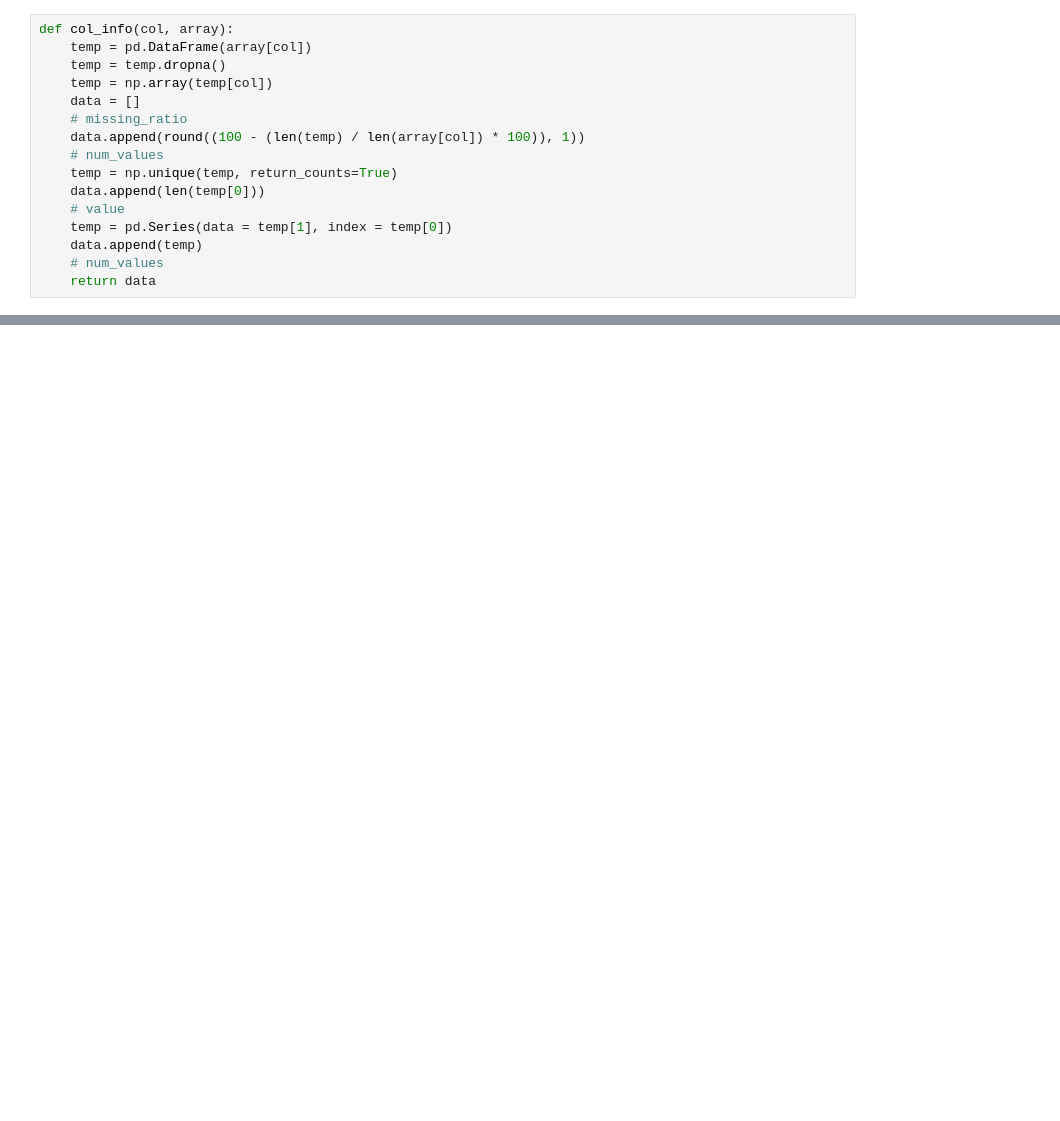
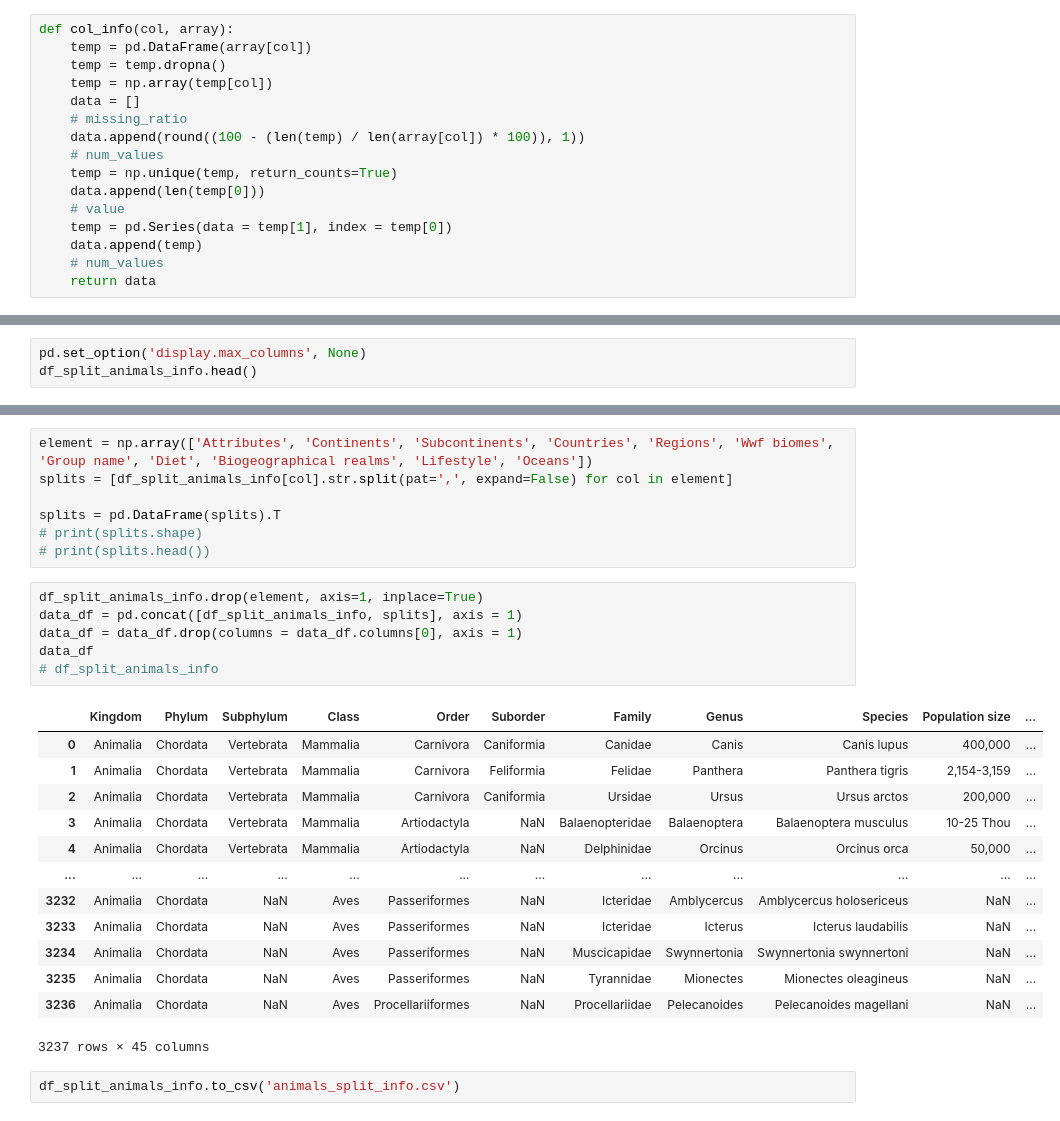
Before and after one commit to hoangitusk20/NMKHDL_doAn, a Jupyter notebook: DoAnCK/source/kham_pha_du_lieu/Duong.ipynb, the cells around one changed output, grey strips where cells are left out. Saved outputs shown, nothing was run; the diff lists cells and outputs as text; blank space fills up the shorter version.

```diff
--- a/DoAnCK/source/kham_pha_du_lieu/Duong.ipynb
+++ b/DoAnCK/source/kham_pha_du_lieu/Duong.ipynb
@@ -98,0 +120,3 @@ df_split_animals_info.to_csv('animals_split_info.csv')
+# %%
+pd.set_option('display.max_columns', None)
+df_split_animals_info.head()
@@ -98,0 +130,29 @@ df_split_animals_info.to_csv('animals_split_info.csv')
+# %%
+element = np.array(['Attributes', 'Continents', 'Subcontinents', 'Countries', 'Regions', 'Wwf biomes', 'Group name', 'Diet', 'Biogeographical realms', 'Lifestyle', 'Oceans'])
+splits = [df_split_animals_info[col].str.split(pat=',', expand=False) for col in element]
+
+splits = pd.DataFrame(splits).T
+# print(splits.shape)
+# print(splits.head())
+# %%
+df_split_animals_info.drop(element, axis=1, inplace=True)
+data_df = pd.concat([df_split_animals_info, splits], axis = 1)
+data_df = data_df.drop(columns = data_df.columns[0], axis = 1)
+data_df
+# df_split_animals_info
+# %% [output]
+|  | Kingdom | Phylum | Subphylum | Class | Order | Suborder | Family | Genus | Species | Population size | ... |
+| 0 | Animalia | Chordata | Vertebrata | Mammalia | Carnivora | Caniformia | Canidae | Canis | Canis lupus | 400,000 | ... |
+| 1 | Animalia | Chordata | Vertebrata | Mammalia | Carnivora | Feliformia | Felidae | Panthera | Panthera tigris | 2,154-3,159 | ... |
+| 2 | Animalia | Chordata | Vertebrata | Mammalia | Carnivora | Caniformia | Ursidae | Ursus | Ursus arctos | 200,000 | ... |
+| 3 | Animalia | Chordata | Vertebrata | Mammalia | Artiodactyla | NaN | Balaenopteridae | Balaenoptera | Balaenoptera musculus | 10-25 Thou | ... |
+| 4 | Animalia | Chordata | Vertebrata | Mammalia | Artiodactyla | NaN | Delphinidae | Orcinus | Orcinus orca | 50,000 | ... |
+| ... | ... | ... | ... | ... | ... | ... | ... | ... | ... | ... | ... |
+| 3232 | Animalia | Chordata | NaN | Aves | Passeriformes | NaN | Icteridae | Amblycercus | Amblycercus holosericeus | NaN | ... |
+| 3233 | Animalia | Chordata | NaN | Aves | Passeriformes | NaN | Icteridae | Icterus | Icterus laudabilis | NaN | ... |
+| 3234 | Animalia | Chordata | NaN | Aves | Passeriformes | NaN | Muscicapidae | Swynnertonia | Swynnertonia swynnertoni | NaN | ... |
+| 3235 | Animalia | Chordata | NaN | Aves | Passeriformes | NaN | Tyrannidae | Mionectes | Mionectes oleagineus | NaN | ... |
+| 3236 | Animalia | Chordata | NaN | Aves | Procellariiformes | NaN | Procellariidae | Pelecanoides | Pelecanoides magellani | NaN | ... |
+3237 rows × 45 columns
+# %%
+df_split_animals_info.to_csv('animals_split_info.csv')
```
Also changed, not shown: parts of 12 cells of this notebook, 1 other file.
